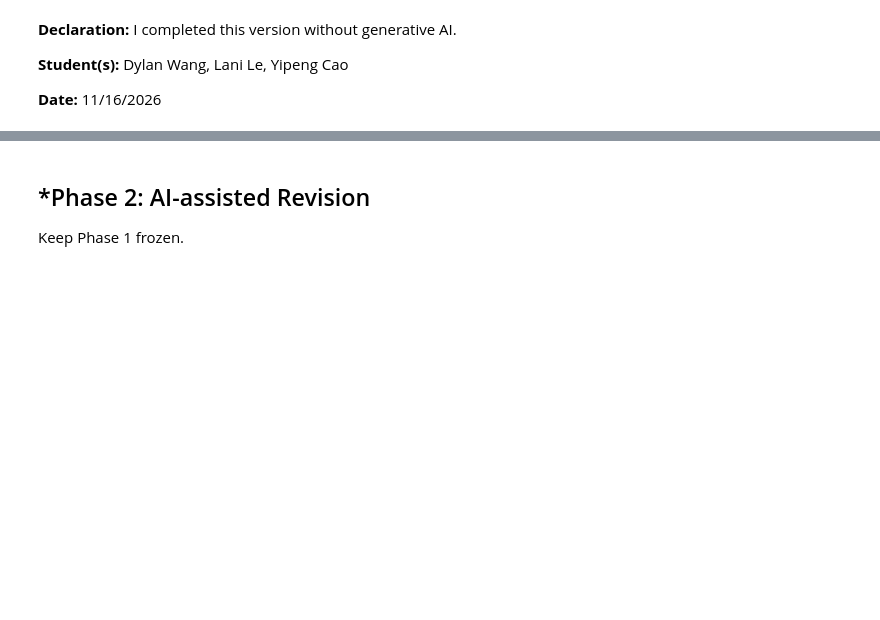
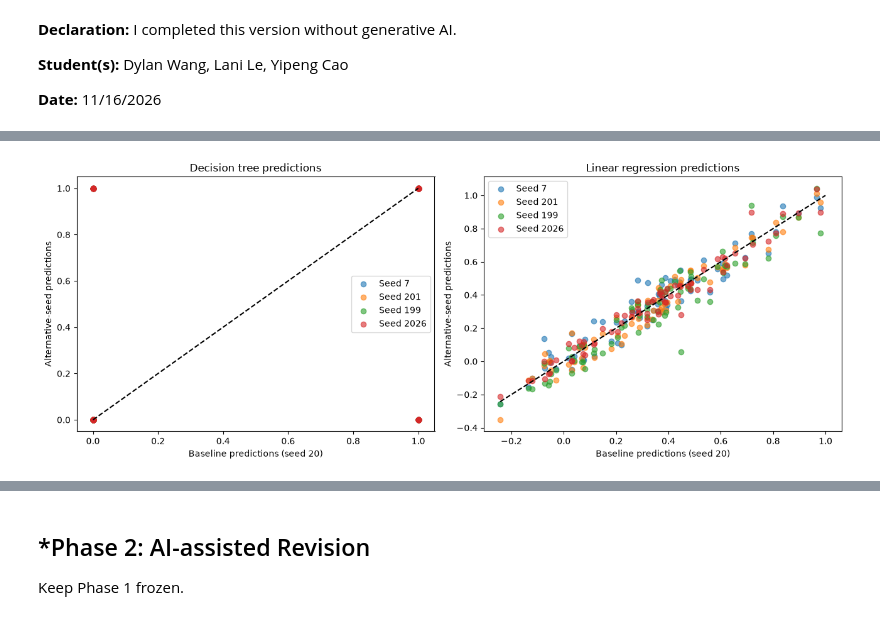
Before and after one commit to yilinw762/L03-tree-stability, a Jupyter notebook: notebook.ipynb, the cells around one changed output, grey strips where cells are left out. Drawn from its saved outputs; the diff is of its cells as text; code cells hidden in the pictures; blank space fills up the shorter version.

```diff
--- a/notebook.ipynb
+++ b/notebook.ipynb
@@ -73,0 +45,20 @@ print(heart_failure_data_set.head())
+# %%
+# 1. Check out the data set `heart_failure` and appropriately clean it.
+df = pd.read_csv('data/heart_failure/heart_failure_clinical_records_dataset.csv')
+
+# inspect the data
+display(df.head())
+print(df.shape)
+print(df.info())
+print(df.isna().sum())
+print("Duplicate rows:", df.duplicated().sum())
+
+# remove duplicate rows and rows with missing values
+df = df.drop_duplicates().dropna().copy()
+
+target = "DEATH_EVENT"
+X = df.drop(columns=target)
+y = df[target]
+
+print("Cleaned shape:", df.shape)
+print("Target values:", sorted(y.unique()))
@@ -74,9 +220,71 @@ print(heart_failure_data_set.head())
 # %%
 # 4. Typically, you would see the trees changing what appears to be a non-trivial amount, while the linear model coefficients don't vary nearly as much. Often, the changes appear substantial.
 # But are they? Instead of focusing on the tree or model coefficients, do three things:
 
 #     a. Make scatterplots of the predicted values on the test set from question 2 against the predicted values for the alternative models from part 3, separately for your trees and linear models. Do they appear reasonably similar?
 
-#     b. Compute the correlation between your model in part 2 and your alternative models in part 3, separately for your trees and linear models. Are they highly correlated or not?
 
+fig, axes = plt.subplots(1, 2, figsize=(13, 5))
+
+for seed in SEEDS:
+    axes[0].scatter(
+        tree_pred_baseline,
+        tree_predictions[seed],
+        alpha=0.6,
+        label=f"Seed {seed}"
+    )
+    axes[1].scatter(
+        linear_pred_baseline,
+        linear_predictions[seed],
+        alpha=0.6,
+        label=f"Seed {seed}"
+    )
+
+# diagonal line indicates identical predictions
+for ax, baseline_preds, title in [
+    (axes[0], tree_pred_baseline, "Decision tree predictions"),
+    (axes[1], linear_pred_baseline, "Linear regression predictions")
+]:
+    low = min(baseline_preds.min(), 0)
+    high = max(baseline_preds.max(), 1)
+    ax.plot([low, high], [low, high], "k--")
+    ax.set_xlabel("Baseline predictions (seed 20)")
+    ax.set_ylabel("Alternative-seed predictions")
+    ax.set_title(title)
+    ax.legend()
+
+plt.tight_layout()
+plt.show()
+
+#     b. Compute the correlation between your model in part 2 and your alternative models in part 3, separately for your trees and linear models. Are they highly correlated or not
 #     c. Run a simple linear regression of the predicted values on the test set from the alternative models on the predicted values from question 2, separately for your trees and linear models. Is the intercept close to zero? Is the slope close to 1? Is the $R^2$ close to 1?
+comparison_rows = []
+
+for model_name, baseline_preds, alternatives in [
+    ("Tree", tree_pred_baseline, tree_predictions),
+    ("Linear", linear_pred_baseline, linear_predictions)
+]:
+    for seed, alt_preds in alternatives.items():
+        # correlation between baseline and alternative predictions
+        correlation = np.corrcoef(baseline_preds, alt_preds)[0, 1]
+
+        # regress alternative predictions on baseline predictions
+        comparison_model = LinearRegression()
+        comparison_model.fit(baseline_preds.reshape(-1, 1), alt_preds)
+        alt_from_baseline = comparison_model.predict(
+            baseline_preds.reshape(-1, 1)
+        )
+
+        comparison_rows.append({
+            "model": model_name,
+            "seed": seed,
+            "correlation": correlation,
+            "intercept": comparison_model.intercept_,
+            "slope": comparison_model.coef_[0],
+            "R2": r2_score(alt_preds, alt_from_baseline)
+        })
+
+comparison_df = pd.DataFrame(comparison_rows)
+display(comparison_df)
+# %% [output]
+[figure, added]
```
Also changed, not shown: parts of 16 cells of this notebook.
